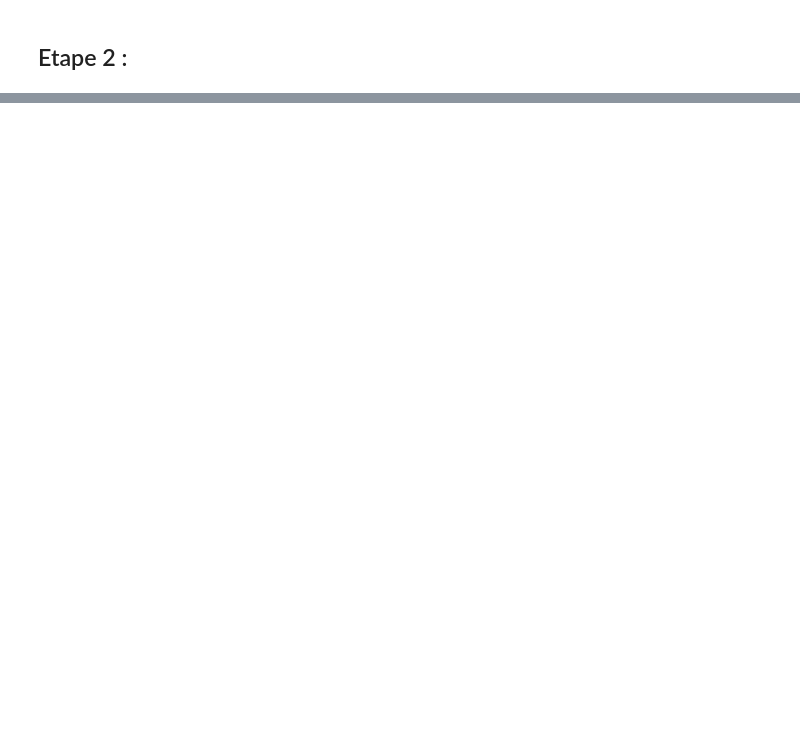
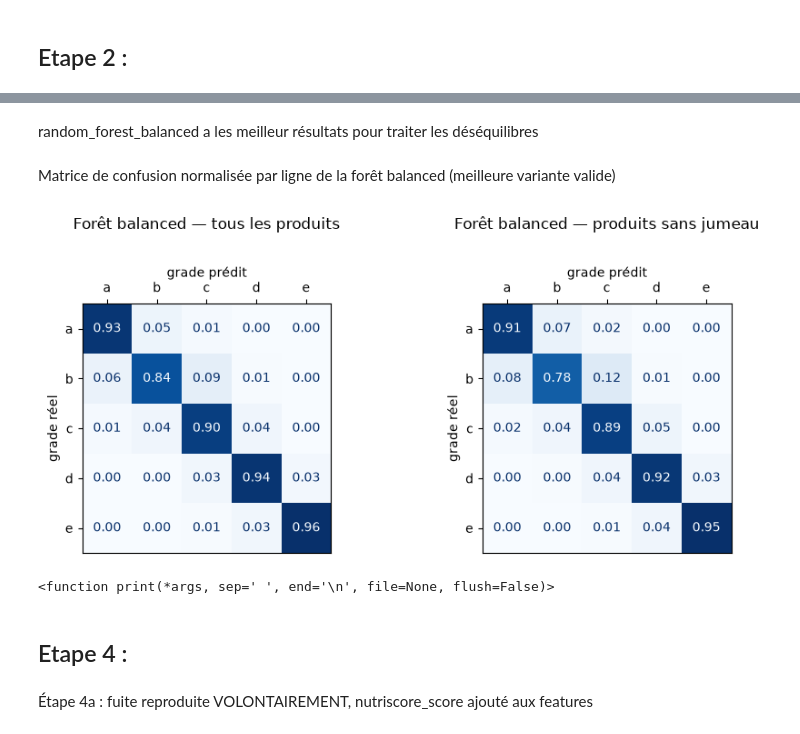
Before and after one commit to G-code10/nutri_gui, a Jupyter notebook: notebooks/guillaume/tp14.ipynb, the cells around one changed output, grey strips where cells are left out. Saved outputs shown, nothing was run; the diff lists cells and outputs as text; code cells hidden in the pictures; blank space fills up the shorter version.

Commit message:
fin tp14.ipynb, ajout au journal.md

```diff
--- a/notebooks/guillaume/tp14.ipynb
+++ b/notebooks/guillaume/tp14.ipynb
@@ -291,0 +556,23 @@ point de controle 2 validé, l'arbre de profondeur 3 ne prédit jamais a ou b, c
+# %%
+from sklearn.metrics import f1_score
+
+fold_scores = []
+for fold, (train_idx, val_idx) in enumerate(cv.split(X_train, y_train), start=1):
+    model = clone(forest_pipeline).fit(X_train.iloc[train_idx], y_train.iloc[train_idx])
+    y_val, y_pred = y_train.iloc[val_idx], model.predict(X_train.iloc[val_idx])
+
+    # Produits de validation dont un jumeau exact (mêmes 13 features) est dans les plis d'entraînement
+    has_twin = fingerprint.iloc[val_idx].isin(set(fingerprint.iloc[train_idx])).to_numpy()
+
+    fold_scores.append({
+        "pli": fold,
+        "part_avec_jumeau": has_twin.mean(),
+        "f1_tous": f1_score(y_val, y_pred, average="macro"),
+        "f1_avec_jumeau": f1_score(y_val[has_twin], y_pred[has_twin], average="macro"),
+        "f1_sans_jumeau": f1_score(y_val[~has_twin], y_pred[~has_twin], average="macro"),
+    })
+    print(f"Pli {fold} : terminé")
+
+twin_table = pd.DataFrame(fold_scores).set_index("pli")
+summary = twin_table.agg(["mean", "std"])
+pd.concat([twin_table, summary])
@@ -291,0 +870,31 @@ point de controle 2 validé, l'arbre de profondeur 3 ne prédit jamais a ou b, c
+# %% [markdown]
+random_forest_balanced a les meilleur résultats pour traiter les déséquilibres
+# %% [markdown]
+Matrice de confusion normalisée par ligne de la forêt balanced (meilleure variante valide)
+# %%
+MODEL_NAME = "random_forest_balanced"   # prédictions hors pli déjà calculées à la cellule 19
+
+fig, axes = plt.subplots(1, 2, figsize=(9, 4))
+for ax, (title, rows) in zip(axes, subsets.items()):
+    # normalize="true" : chaque ligne (grade réel) est divisée par son total -> chaque case est un rappel
+    cm = confusion_matrix(y_train[rows], oof[MODEL_NAME][rows], labels=labels, normalize="true")
+    assert np.allclose(cm.sum(axis=1), 1), "Lignes qui ne somment pas à 1 : mauvaise normalisation"
+    ConfusionMatrixDisplay(cm, display_labels=labels).plot(ax=ax, cmap="Blues", values_format=".2f", colorbar=False)
+
+    # Grades prédits (colonnes) et leur légende en haut de la matrice
+    ax.xaxis.tick_top()
+    ax.xaxis.set_label_position("top")
+    ax.set_xlabel("grade prédit")
+    ax.set_ylabel("grade réel")
+    ax.set_title(f"Forêt balanced — {title}", pad=30)
+
+plt.tight_layout()
+plt.show()
+print
+# %% [output]
+[figure, added]
+<function print(*args, sep=' ', end='\n', file=None, flush=False)>
+# %% [markdown]
+## Etape 4 :
+# %% [markdown]
+Étape 4a : fuite reproduite VOLONTAIREMENT, nutriscore_score ajouté aux features
```
Also changed, not shown: parts of 79 cells of this notebook, 1 other file.
